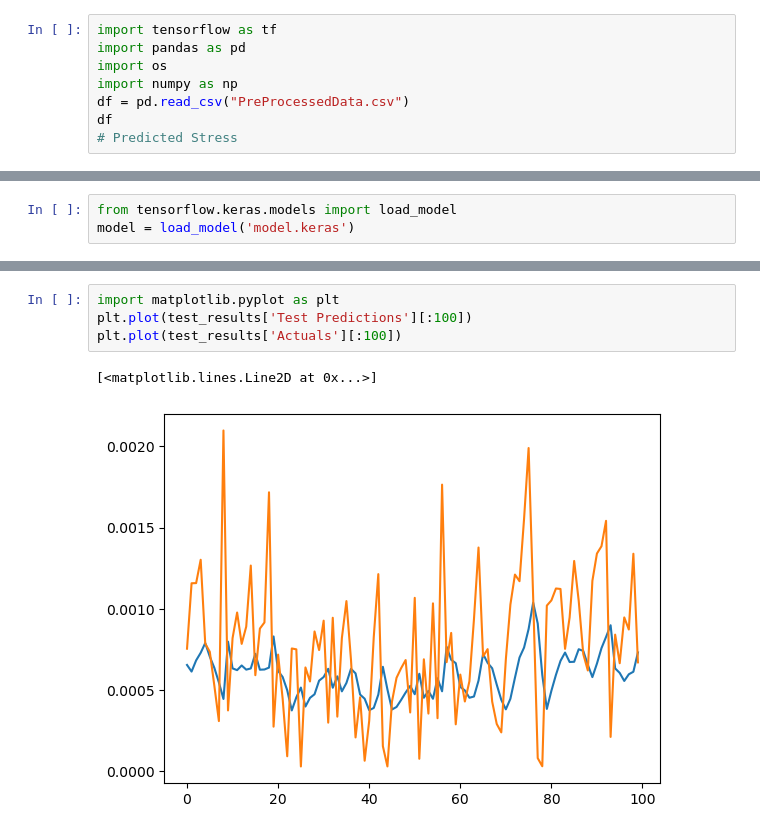
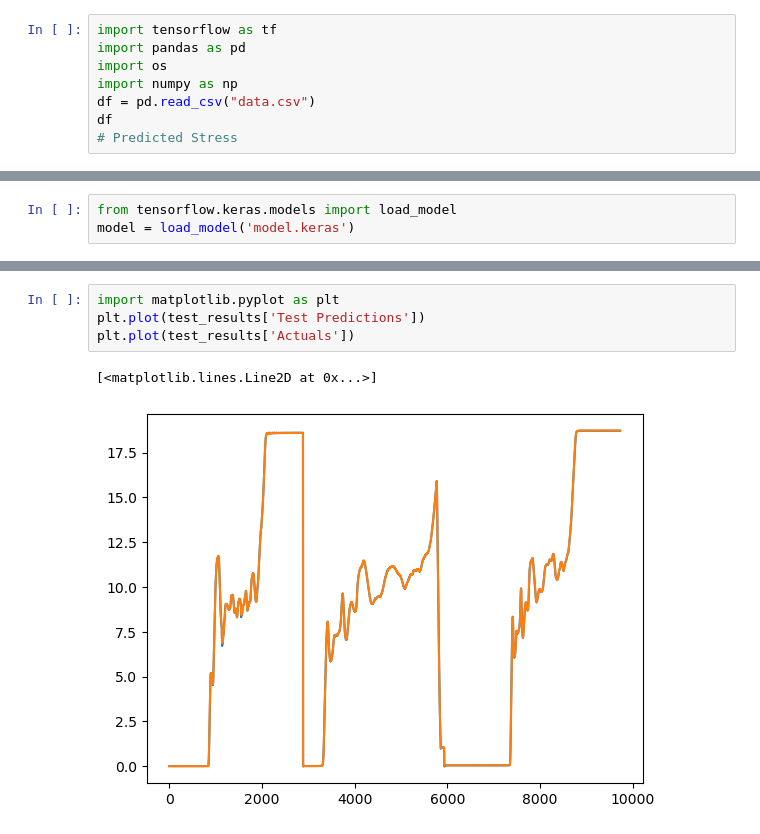
Before and after one commit to Aalajlan6/Afkhami-Data-Usage, a Jupyter notebook: LSTM attempt.ipynb, the cells around one changed output, grey strips where cells are left out. Cells and saved outputs as stored; diff of their text form.

```diff
--- a/LSTM attempt.ipynb
+++ b/LSTM attempt.ipynb
@@ -3,7 +3,7 @@ import tensorflow as tf
 import pandas as pd
 import os
 import numpy as np
-df = pd.read_csv("PreProcessedData.csv")
+df = pd.read_csv("data.csv")
 df
 # Predicted Stress
 # %% [output]
@@ -186,8 +186,8 @@ test_results
 9732 rows × 2 columns
 # %%
 import matplotlib.pyplot as plt
-plt.plot(test_results['Test Predictions'][:100])
-plt.plot(test_results['Actuals'][:100])
+plt.plot(test_results['Test Predictions'])
+plt.plot(test_results['Actuals'])
 # %% [output]
 [<matplotlib.lines.Line2D at 0x...>]
-[figure, old version]
+[figure, new version]
```
Also changed, not shown: parts of 9 cells of this notebook, 5 other files.
